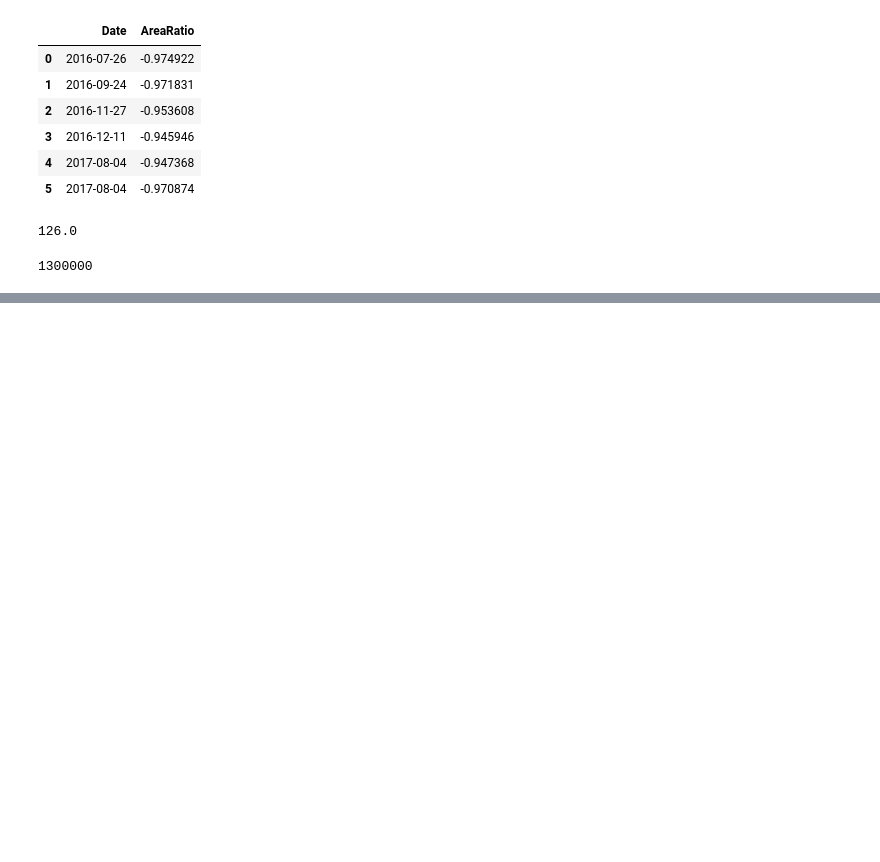
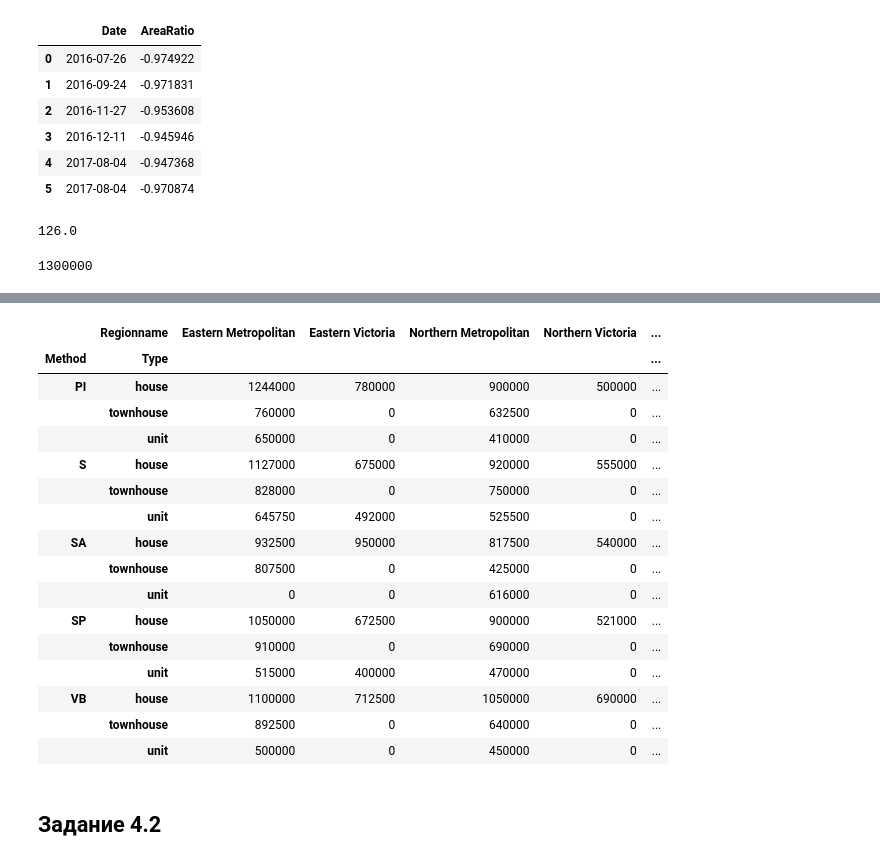
Before and after one commit to BenyaDP/My_education, a Jupyter notebook: Skillfactory/Введение в Pandas/Data.ipynb, the cells around one changed output, grey strips where cells are left out. Saved outputs shown, nothing was run; the diff lists cells and outputs as text; code cells hidden in the pictures; blank space fills up the shorter version.

```diff
--- a/Skillfactory/Введение в Pandas/Data.ipynb
+++ b/Skillfactory/Введение в Pandas/Data.ipynb
@@ -646,0 +778,28 @@ int(melb_df[mask1&mask2].sort_values(
+# %%
+melb_df.pivot_table(
+    values='Price',
+    index=['Method','Type'],
+    columns='Regionname',
+    aggfunc='median',
+    fill_value=0
+)
+# %% [output]
+|  | Regionname | Eastern Metropolitan | Eastern Victoria | Northern Metropolitan | Northern Victoria | ... |
+| Method | Type |  |  |  |  | ... |
+| PI | house | 1244000 | 780000 | 900000 | 500000 | ... |
+|  | townhouse | 760000 | 0 | 632500 | 0 | ... |
+|  | unit | 650000 | 0 | 410000 | 0 | ... |
+| S | house | 1127000 | 675000 | 920000 | 555000 | ... |
+|  | townhouse | 828000 | 0 | 750000 | 0 | ... |
+|  | unit | 645750 | 492000 | 525500 | 0 | ... |
+| SA | house | 932500 | 950000 | 817500 | 540000 | ... |
+|  | townhouse | 807500 | 0 | 425000 | 0 | ... |
+|  | unit | 0 | 0 | 616000 | 0 | ... |
+| SP | house | 1050000 | 672500 | 900000 | 521000 | ... |
+|  | townhouse | 910000 | 0 | 690000 | 0 | ... |
+|  | unit | 515000 | 400000 | 470000 | 0 | ... |
+| VB | house | 1100000 | 712500 | 1050000 | 690000 | ... |
+|  | townhouse | 892500 | 0 | 640000 | 0 | ... |
+|  | unit | 500000 | 0 | 450000 | 0 | ... |
+# %% [markdown]
+## Задание 4.2
```
Also changed, not shown: parts of 47 cells of this notebook, 15 other files.
